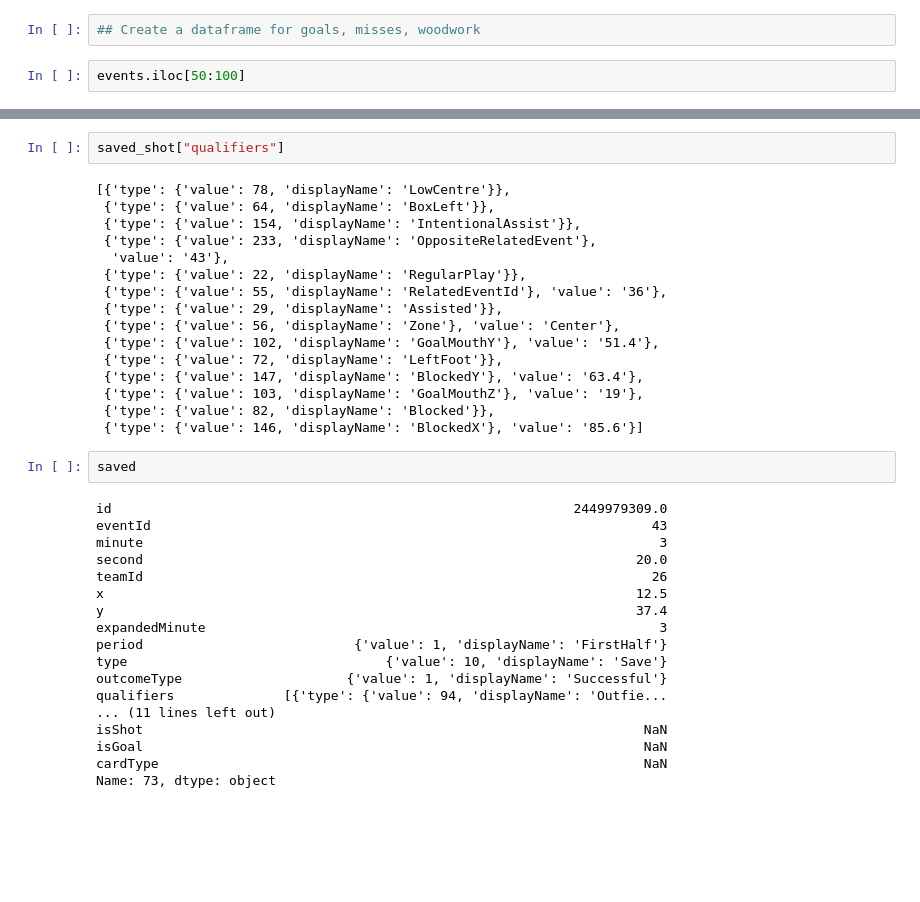
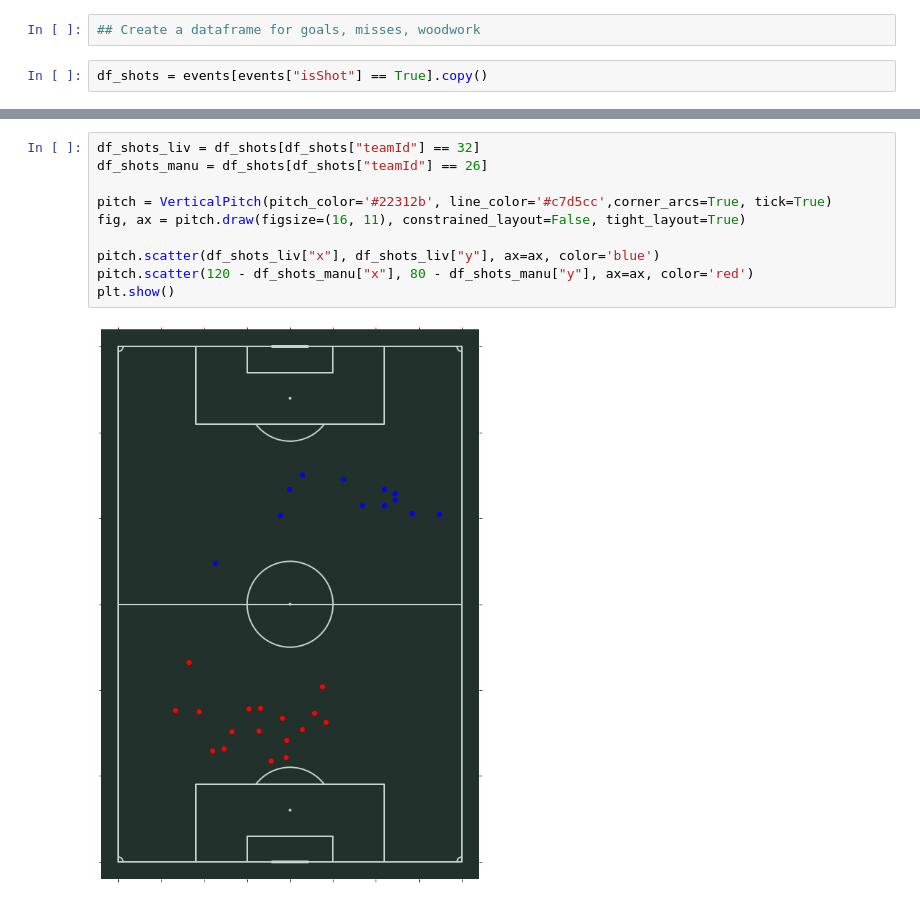
Before and after one commit to liban-osman/Football-Analysis, a Jupyter notebook: liv_manu.ipynb, the cells around one changed output, grey strips where cells are left out. Saved outputs shown, nothing was run; the diff lists cells and outputs as text; blank space fills up the shorter version.

```diff
--- a/liv_manu.ipynb
+++ b/liv_manu.ipynb
@@ -81,4 +79,4 @@ fig, ax = pitch.draw(figsize=(16, 11), constrained_layout=False, tight_layout=Tr
 # %%
 ## Create a dataframe for goals, misses, woodwork
 # %%
-events.iloc[50:100]
+df_shots = events[events["isShot"] == True].copy()
@@ -127,38 +93,12 @@ Name: 72, dtype: object
-# %%
-saved_shot["qualifiers"]
-# %% [output]
-[{'type': {'value': 78, 'displayName': 'LowCentre'}},
- {'type': {'value': 64, 'displayName': 'BoxLeft'}},
- {'type': {'value': 154, 'displayName': 'IntentionalAssist'}},
- {'type': {'value': 233, 'displayName': 'OppositeRelatedEvent'},
-  'value': '43'},
- {'type': {'value': 22, 'displayName': 'RegularPlay'}},
- {'type': {'value': 55, 'displayName': 'RelatedEventId'}, 'value': '36'},
- {'type': {'value': 29, 'displayName': 'Assisted'}},
- {'type': {'value': 56, 'displayName': 'Zone'}, 'value': 'Center'},
- {'type': {'value': 102, 'displayName': 'GoalMouthY'}, 'value': '51.4'},
- {'type': {'value': 72, 'displayName': 'LeftFoot'}},
- {'type': {'value': 147, 'displayName': 'BlockedY'}, 'value': '63.4'},
- {'type': {'value': 103, 'displayName': 'GoalMouthZ'}, 'value': '19'},
- {'type': {'value': 82, 'displayName': 'Blocked'}},
- {'type': {'value': 146, 'displayName': 'BlockedX'}, 'value': '85.6'}]
-# %%
-saved
-# %% [output]
-id                                                           2449979309.0
-eventId                                                                43
-minute                                                                  3
-second                                                               20.0
-teamId                                                                 26
-x                                                                    12.5
-y                                                                    37.4
-expandedMinute                                                          3
-period                           {'value': 1, 'displayName': 'FirstHalf'}
-type                                 {'value': 10, 'displayName': 'Save'}
-outcomeType                     {'value': 1, 'displayName': 'Successful'}
-qualifiers              [{'type': {'value': 94, 'displayName': 'Outfie...
-... (11 lines left out)
-isShot                                                                NaN
-isGoal                                                                NaN
-cardType                                                              NaN
-Name: 73, dtype: object
+# %%
+df_shots_liv = df_shots[df_shots["teamId"] == 32]
+df_shots_manu = df_shots[df_shots["teamId"] == 26]
+
+pitch = VerticalPitch(pitch_color='#22312b', line_color='#c7d5cc',corner_arcs=True, tick=True)
+fig, ax = pitch.draw(figsize=(16, 11), constrained_layout=False, tight_layout=True)
+
+pitch.scatter(df_shots_liv["x"], df_shots_liv["y"], ax=ax, color='blue')
+pitch.scatter(120 - df_shots_manu["x"], 80 - df_shots_manu["y"], ax=ax, color='red')
+plt.show()
+# %% [output]
+[figure, added]
```
Also changed, not shown: parts of 5 cells of this notebook.
